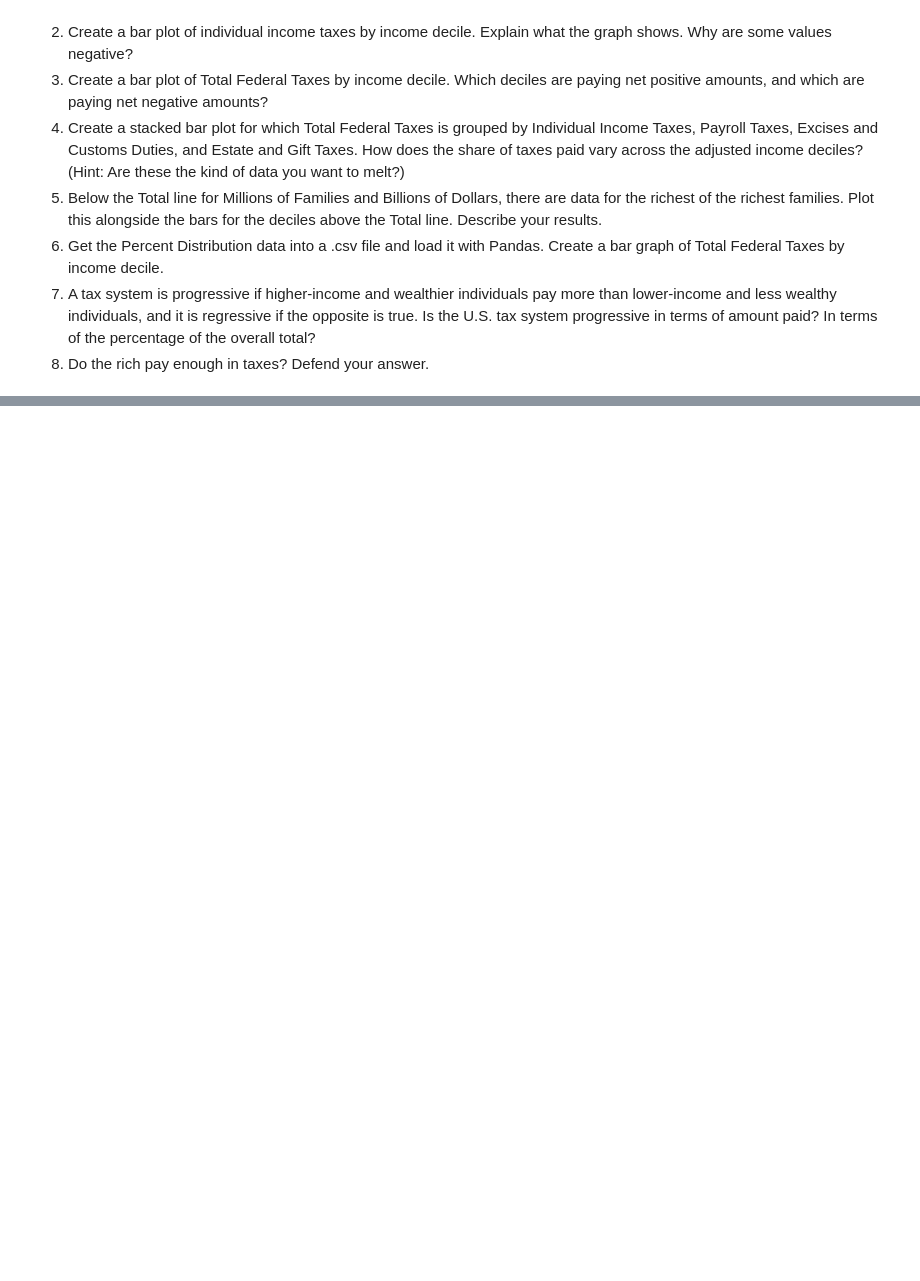
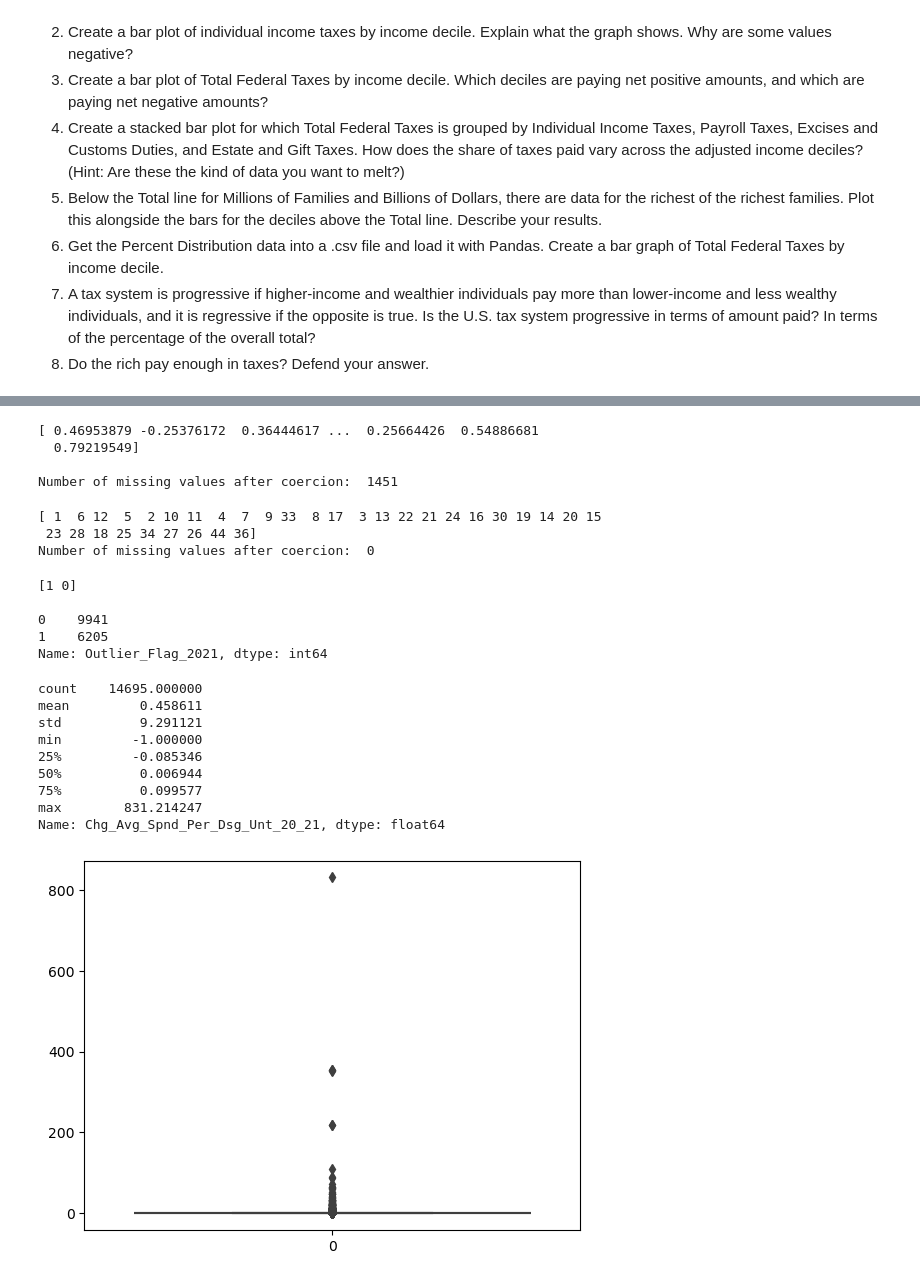
Before and after one commit to ctogs/DS-3001-IAs, a Jupyter notebook: assignment3-visualization/assignment/assignment.ipynb, the cells around one changed output, grey strips where cells are left out. Saved outputs shown, nothing was run; the diff lists cells and outputs as text; code cells hidden in the pictures; blank space fills up the shorter version.

```diff
--- a/assignment3-visualization/assignment/assignment.ipynb
+++ b/assignment3-visualization/assignment/assignment.ipynb
@@ -254,0 +261,3 @@ For some context, the Federal government ultimately spent about $4.4 trillion in
+# %%
+# 4.1
+df2 = pd.read_csv('./data/Medicaid_Spending_by_Drug_2021.csv', low_memory=False)
@@ -254,0 +303,49 @@ For some context, the Federal government ultimately spent about $4.4 trillion in
+# %%
+spending_change = df2['Chg_Avg_Spnd_Per_Dsg_Unt_20_21']
+
+print(spending_change.unique(), '\n') # There doesn't seem to be any blatant formatting issues with the percent representation
+spending_change = pd.to_numeric(spending_change, errors='coerce')
+print("Number of missing values after coercion: ", sum(spending_change.isnull()))
+# We end up with 1451 missing values.
+# %% [output]
+[ 0.46953879 -0.25376172  0.36444617 ...  0.25664426  0.54886681
+  0.79219549]
+
+Number of missing values after coercion:  1451
+# %%
+mftr = df2['Tot_Mftr']
+
+print(mftr.unique()) # All the numbers are properly formatted.
+mftr = pd.to_numeric(mftr, errors='coerce')
+print("Number of missing values after coercion: ", sum(mftr.isnull()))
+# %% [output]
+[ 1  6 12  5  2 10 11  4  7  9 33  8 17  3 13 22 21 24 16 30 19 14 20 15
+ 23 28 18 25 34 27 26 44 36]
+Number of missing values after coercion:  0
+# %%
+outlier = df2['Outlier_Flag_2021']
+
+print(outlier.unique(), '\n') # Categorical variable with levels 1 and 0, properly formatted.
+print(outlier.value_counts())
+# %% [output]
+[1 0]
+
+0    9941
+1    6205
+Name: Outlier_Flag_2021, dtype: int64
+# %%
+# 4.4
+sns.boxplot(spending_change)
+spending_change.describe()
+# There's a pretty major outlier of 831%
+# %% [output]
+count    14695.000000
+mean         0.458611
+std          9.291121
+min         -1.000000
+25%         -0.085346
+50%          0.006944
+75%          0.099577
+max        831.214247
+Name: Chg_Avg_Spnd_Per_Dsg_Unt_20_21, dtype: float64
+[figure, added]
```
Also changed, not shown: parts of 14 cells of this notebook, 3 other files.
